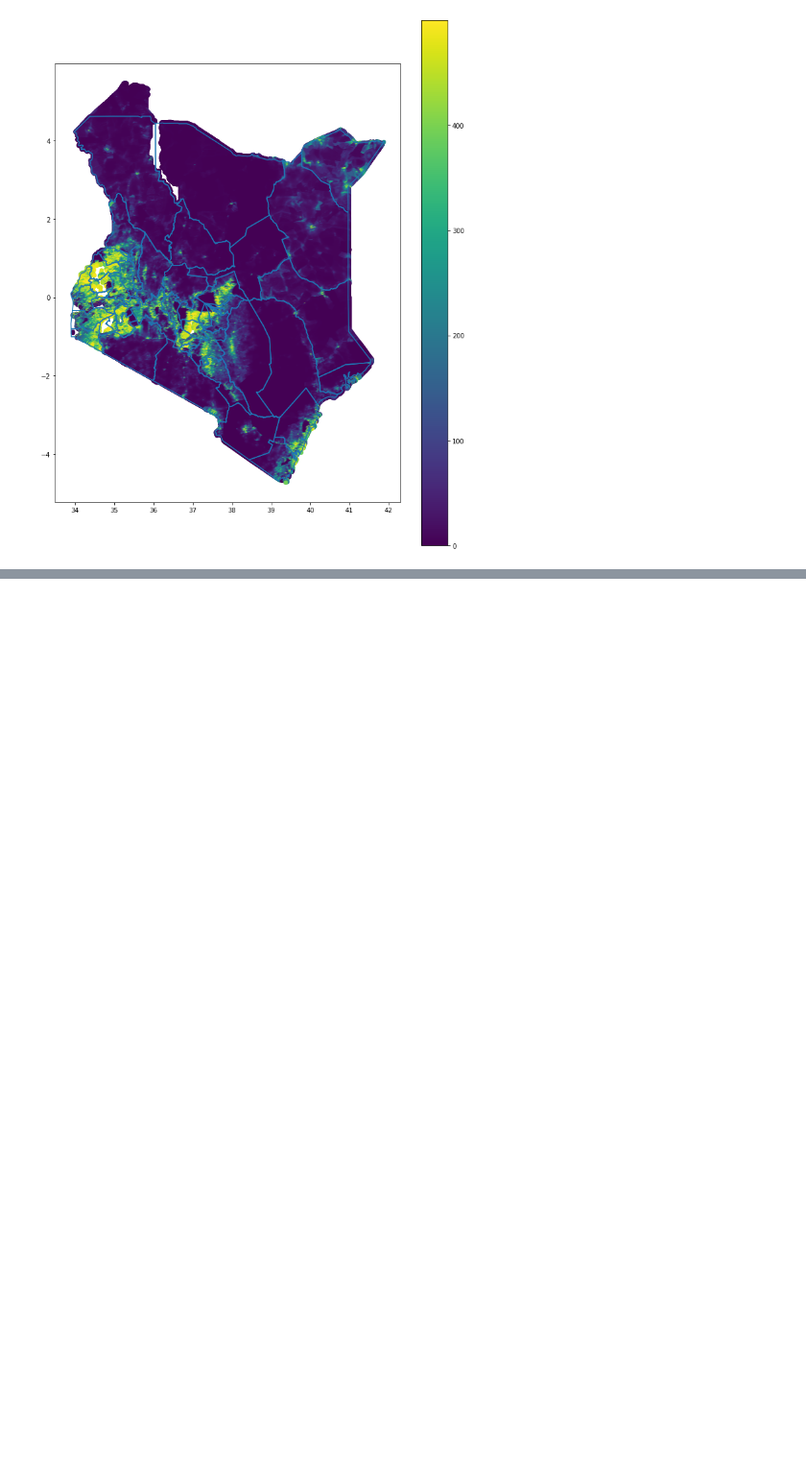
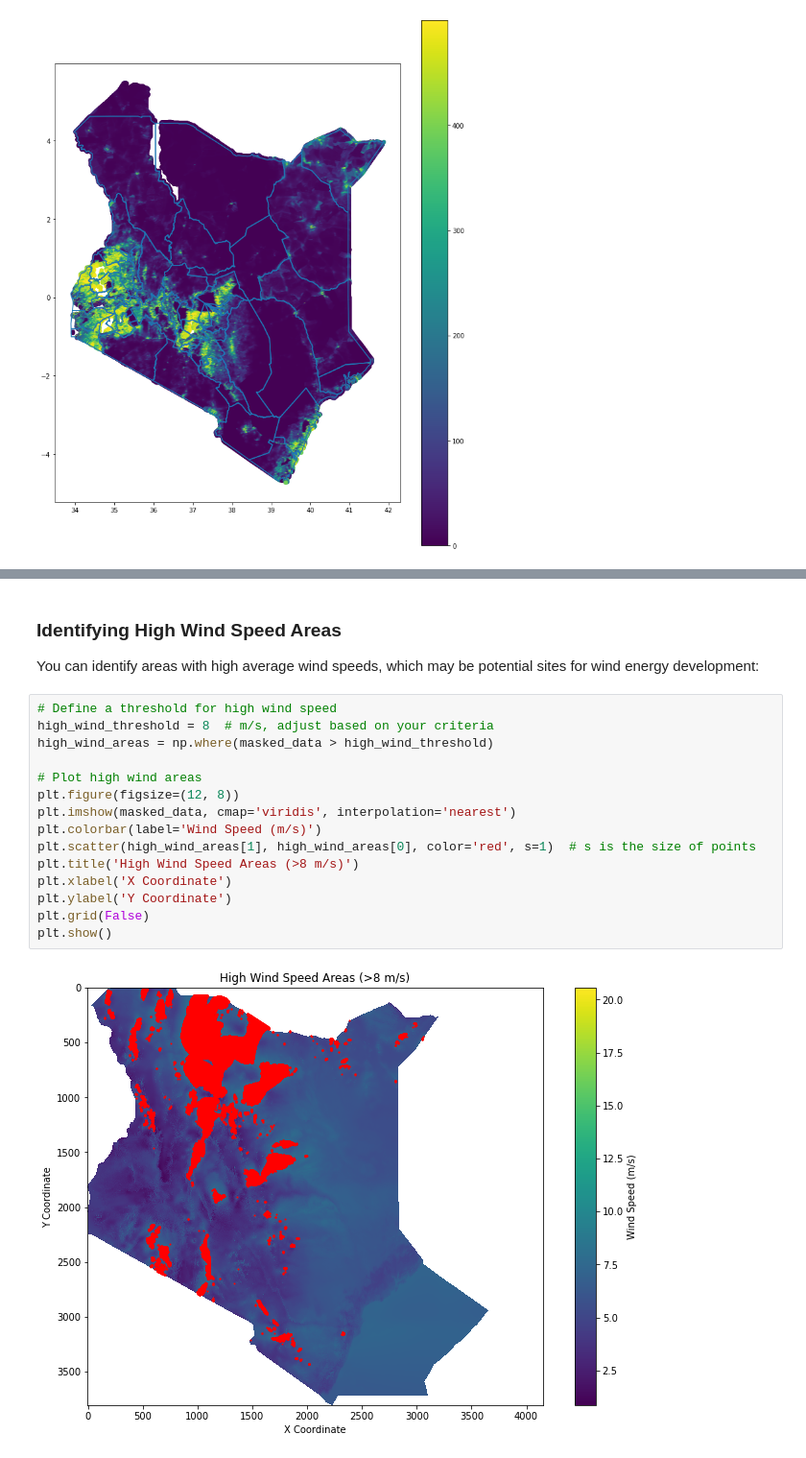
Before and after one commit to DavidGathimbaM/Energy-Access-and-Electrification-planning, a Jupyter notebook: group_workbook/Peter.ipynb, the cells around one changed output, grey strips where cells are left out. Shown at 96% size. Saved outputs shown, nothing was run; the diff lists cells and outputs as text; blank space fills up the shorter version.

```diff
--- a/group_workbook/Peter.ipynb
+++ b/group_workbook/Peter.ipynb
@@ -511,0 +731,20 @@ ke_pop_df.query('Density<500').plot(ax=base, column='Density', legend=True)
+# %% [markdown]
+###  Identifying High Wind Speed Areas
+You can identify areas with high average wind speeds, which may be potential sites for wind energy development:
+# %%
+# Define a threshold for high wind speed
+high_wind_threshold = 8  # m/s, adjust based on your criteria
+high_wind_areas = np.where(masked_data > high_wind_threshold)
+
+# Plot high wind areas
+plt.figure(figsize=(12, 8))
+plt.imshow(masked_data, cmap='viridis', interpolation='nearest')
+plt.colorbar(label='Wind Speed (m/s)')
+plt.scatter(high_wind_areas[1], high_wind_areas[0], color='red', s=1)  # s is the size of points
+plt.title('High Wind Speed Areas (>8 m/s)')
+plt.xlabel('X Coordinate')
+plt.ylabel('Y Coordinate')
+plt.grid(False)
+plt.show()
+# %% [output]
+[figure, added]
```
Also changed, not shown: parts of 25 cells of this notebook, 1 other file.
